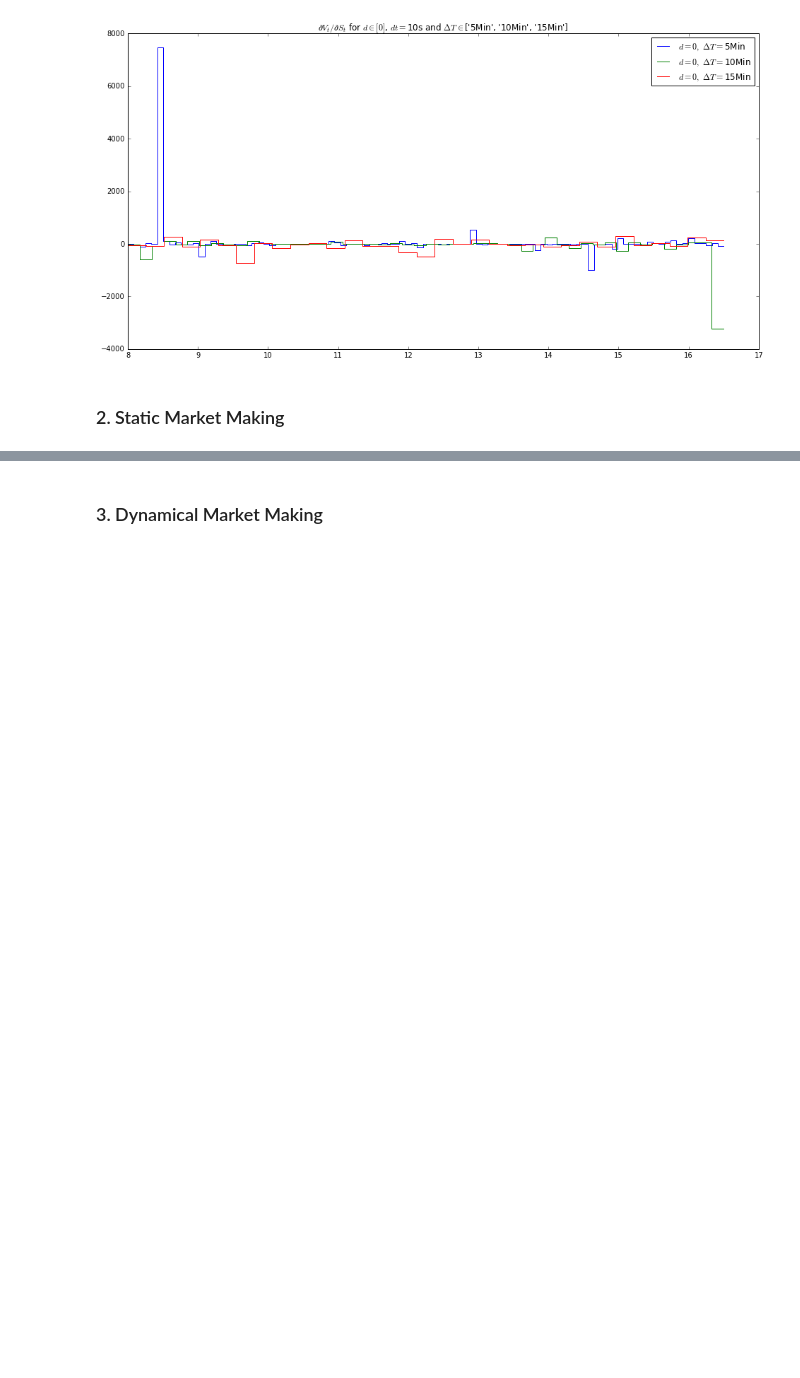
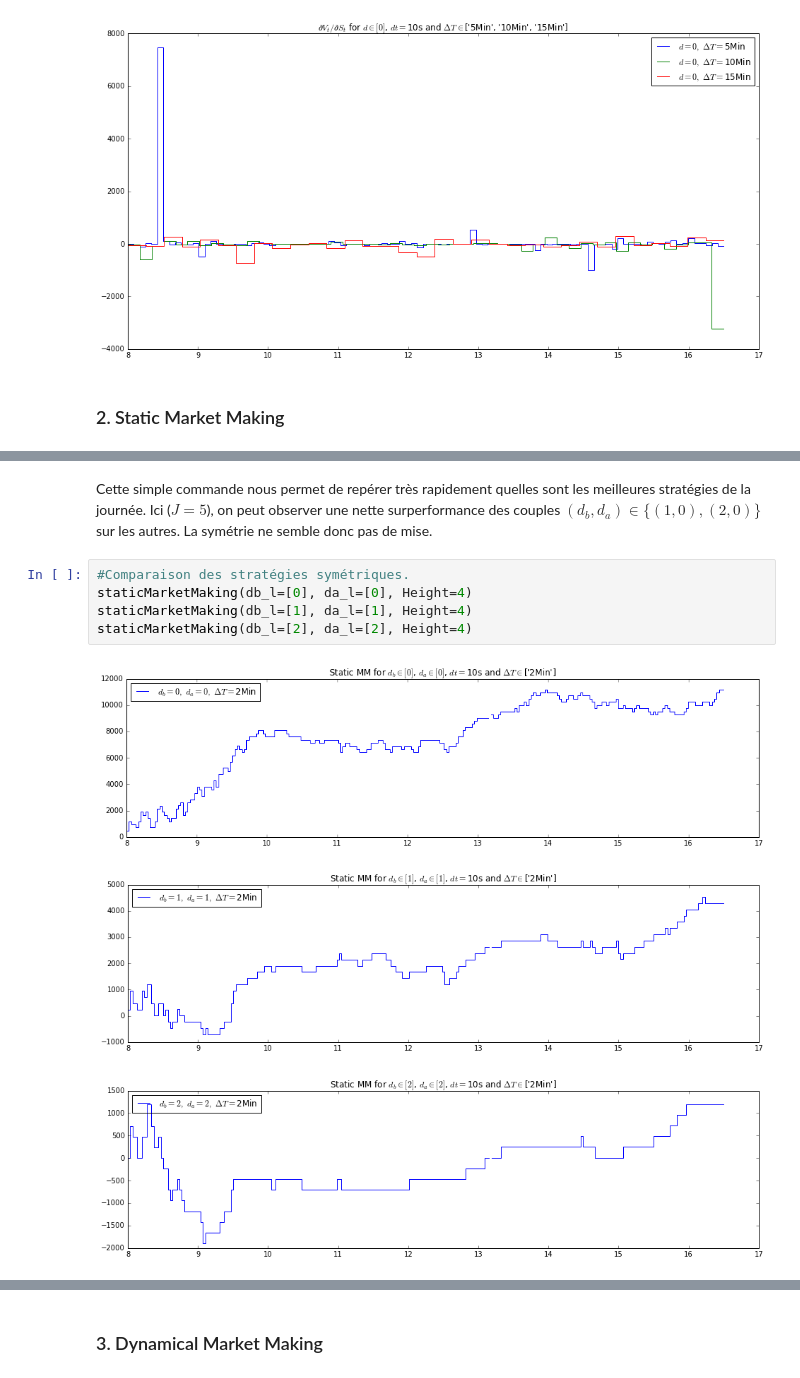
Before and after one commit to m-legrand/TD_Laruelle, a Jupyter notebook: Seance4/TP4.ipynb, the cells around one changed output, grey strips where cells are left out. Cells and saved outputs as stored; diff of their text form; blank space fills up the shorter version.

```diff
--- a/Seance4/TP4.ipynb
+++ b/Seance4/TP4.ipynb
@@ -319,0 +408,11 @@ plotComparedInventory(d_l=[0], DT_l=['5Min','10Min','15Min'], vol=False)
+# %% [markdown]
+Cette simple commande nous permet de repérer très rapidement quelles sont les meilleures stratégies de la journée. Ici ($J=5$), on peut observer une nette surperformance des couples $(d_b, d_a)\in\{(1,0),(2,0)\}$ sur les autres. La symétrie ne semble donc pas de mise.
+# %%
+#Comparaison des stratégies symétriques.
+staticMarketMaking(db_l=[0], da_l=[0], Height=4)
+staticMarketMaking(db_l=[1], da_l=[1], Height=4)
+staticMarketMaking(db_l=[2], da_l=[2], Height=4)
+# %% [output]
+[figure, added]
+[figure, added]
+[figure, added]
```
Also changed, not shown: parts of 7 cells of this notebook.
